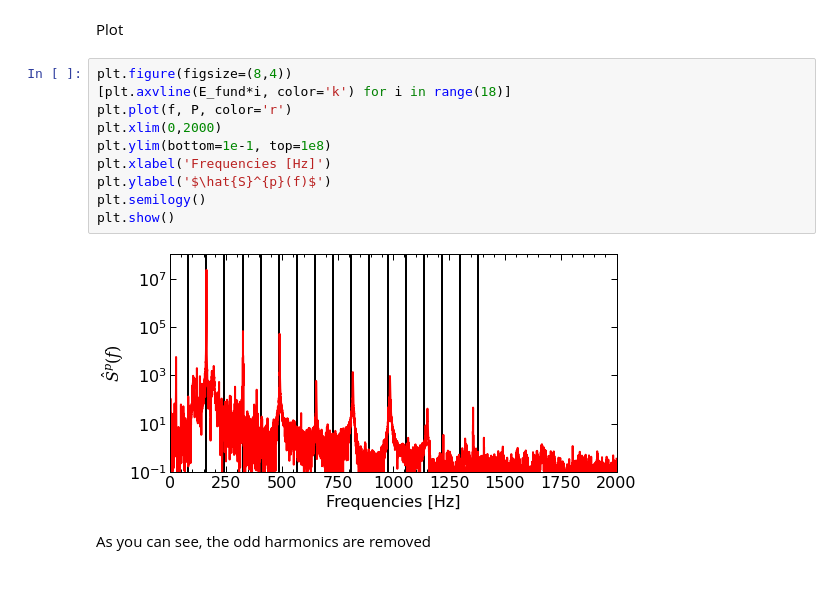
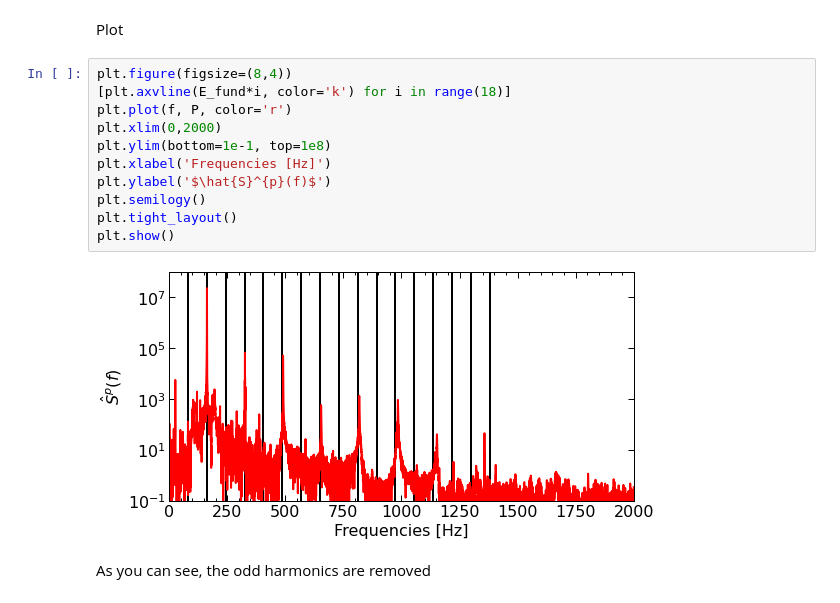
Before and after one commit to amirhdre/DSP-udemy, a Jupyter notebook: spectral.ipynb, the cells around one changed output. Drawn from its saved outputs; the diff is of its cells as text.

```diff
--- a/spectral.ipynb
+++ b/spectral.ipynb
@@ -213,15 +225,16 @@ Plot
 # %%
 plt.figure(figsize=(8,4))
 [plt.axvline(E_fund*i, color='k') for i in range(18)]
 plt.plot(f, P, color='r')
 plt.xlim(0,2000)
 plt.ylim(bottom=1e-1, top=1e8)
 plt.xlabel('Frequencies [Hz]')
 plt.ylabel('$\hat{S}^{p}(f)$')
 plt.semilogy()
+plt.tight_layout()
 plt.show()
 # %% [output]
-[figure, old version]
+[figure, new version]
 # %% [markdown]
 As you can see, the odd harmonics are removed
 # %% [markdown]
```
Also changed, not shown: parts of 9 cells of this notebook, 1 other file.
